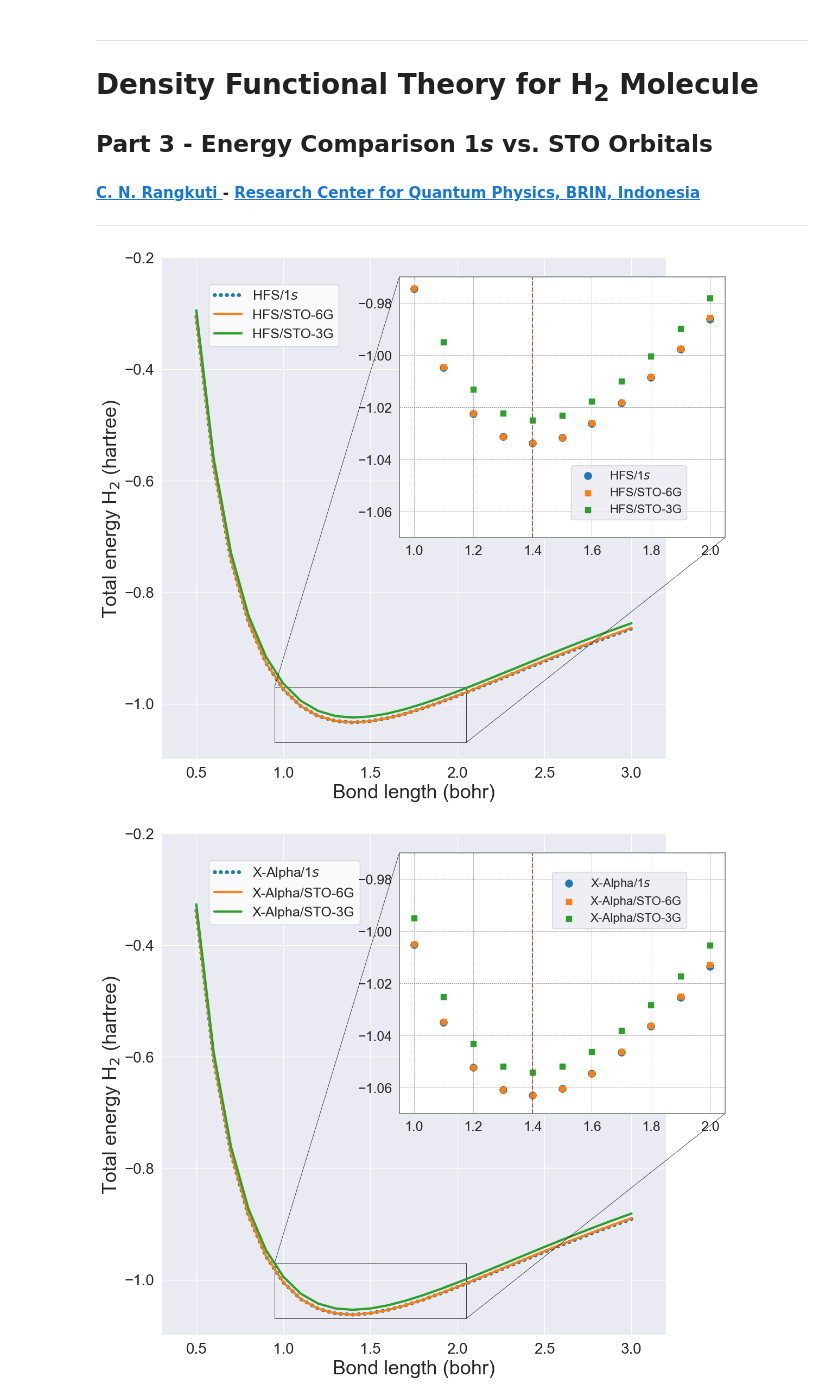
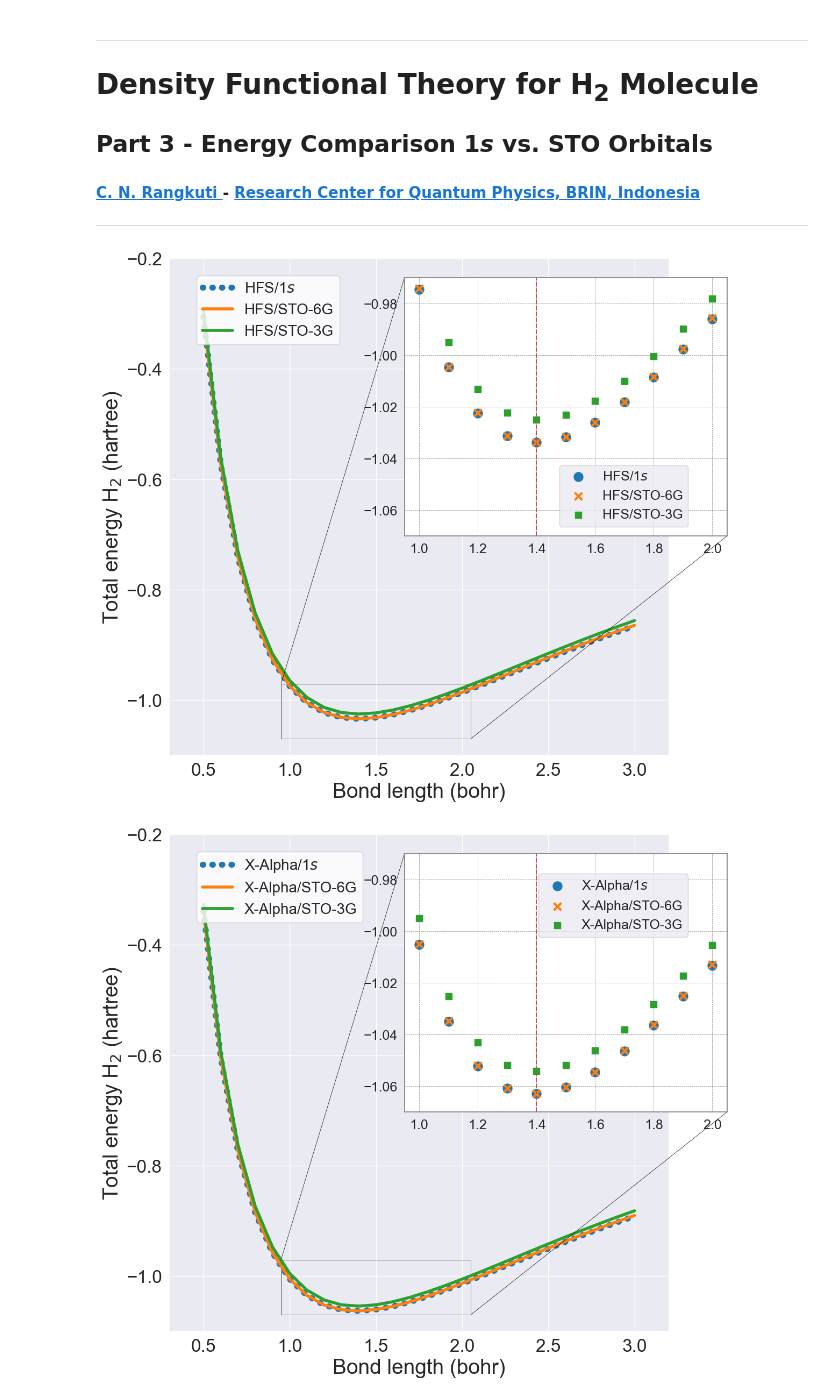
Before and after one commit to choirunnr/dft-h2-1s, a Jupyter notebook: h2_1s_STO.ipynb, the cells around one changed output. Cells and saved outputs as stored; diff of their text form; code cells hidden in the pictures.

```diff
--- a/h2_1s_STO.ipynb
+++ b/h2_1s_STO.ipynb
@@ -53,18 +53,18 @@ fig, ax1 = plt.subplots(figsize=(12, 12), facecolor='white')
 ax1.set(xlim=(0.3, 3.2), ylim=(-1.1,-0.2))
 
 # Original plots with Seaborn colors
-ax1.plot(bond_length, E[0], color=colors[0], linewidth=5, label="HFS/1$s$", linestyle=(0,(0.1,1.5)), dash_capstyle = 'round')
-ax1.plot(bond_length, E[2], color=colors[1], linewidth=3, label="HFS/STO-6G")
-ax1.plot(bond_length, E[3], color=colors[2], linewidth=3, label="HFS/STO-3G")
+ax1.plot(bond_length, E[0], color=colors[0], linewidth=8, label="HFS/1$s$", linestyle=(0,(0.1,1.5)), dash_capstyle = 'round')
+ax1.plot(bond_length, E[2], color=colors[1], linewidth=4, label="HFS/STO-6G")
+ax1.plot(bond_length, E[3], color=colors[2], linewidth=4, label="HFS/STO-3G")
 
-ax1.set_xlabel("Bond length (bohr)", fontsize=26)
-ax1.set_ylabel(r'Total energy H$_2$ (hartree)', fontsize=26)
+ax1.set_xlabel("Bond length (bohr)", fontsize=28)
+ax1.set_ylabel(r'Total energy H$_2$ (hartree)', fontsize=28)
 
 # Add legend to the main plot with manually set location and white background
-ax1.legend(loc='upper left', bbox_to_anchor=(0.08, 0.96), fontsize=18, facecolor='white')
+ax1.legend(loc='upper left', bbox_to_anchor=(0.04, 0.98), fontsize=20, facecolor='white')
 
-plt.xticks(fontsize=20)
-plt.yticks(fontsize=20)
+plt.xticks(fontsize=24)
+plt.yticks(fontsize=24)
 
 # Manually adding the inset plot at [x, y, width, height]
 axins = fig.add_axes([0.49, 0.45, 0.5, 0.4])
@@ -83,9 +83,9 @@ axins.grid(True, linestyle='--', linewidth=0.5, color='grey')
 axins.axvline(x=1.4, color='r', linestyle='--', linewidth=1.5)
 
 # Inset scatter plots with Seaborn colors
-axins.scatter(bond_length, E[0], color=colors[0], label="HFS/1$s$", marker='o', s=90)
-axins.scatter(bond_length, E[2], color=colors[1], label="HFS/STO-6G", marker='s', s=43)
-axins.scatter(bond_length, E[3], color=colors[2], label="HFS/STO-3G", marker='s', s=45)
+axins.scatter(bond_length, E[0], color=colors[0], label="HFS/1$s$", marker='o', s=150)
+axins.scatter(bond_length, E[2], color=colors[1], label="HFS/STO-6G", marker='x', s=100, linewidths=3)
+axins.scatter(bond_length, E[3], color=colors[2], label="HFS/STO-3G", marker='s', s=80)
 
 # Setting the area to be zoomed into
 axins.set_xlim(0.95, 2.05)
@@ -100,31 +100,33 @@ p1.set_linewidth(0.5)
 p2.set_linewidth(0.5)
 
 # Legend and ticks for inset
-axins.legend(loc='upper right', bbox_to_anchor=(0.9, 0.3), fontsize=16)
+axins.legend(loc='upper right', bbox_to_anchor=(0.9, 0.3), fontsize=18)
 axins.tick_params(axis='x', labelsize=18)
 axins.tick_params(axis='y', labelsize=18)
 
+plt.savefig('HFS.png')
+
 plt.show()
 # %% [output]
-[figure, old version]
+[figure, new version]
 # %%
 fig, ax2 = plt.subplots(figsize=(12, 12))
 
 ax2.set(xlim=(0.3, 3.2), ylim=(-1.1,-0.2))
 
 # Original plots with Seaborn colors
-ax2.plot(bond_length, E[4], color=colors[0], linewidth=5, label="X-Alpha/1$s$", linestyle=(0,(0.1,1.5)), dash_capstyle = 'round')
-ax2.plot(bond_length, E[6], color=colors[1], linewidth=3, label="X-Alpha/STO-6G")
-ax2.plot(bond_length, E[7], color=colors[2], linewidth=3, label="X-Alpha/STO-3G")
+ax2.plot(bond_length, E[4], color=colors[0], linewidth=8, label="X-Alpha/1$s$", linestyle=(0,(0.1,1.5)), dash_capstyle = 'round')
+ax2.plot(bond_length, E[6], color=colors[1], linewidth=4, label="X-Alpha/STO-6G")
+ax2.plot(bond_length, E[7], color=colors[2], linewidth=4, label="X-Alpha/STO-3G")
 
-ax2.set_xlabel("Bond length (bohr)", fontsize=26)
-ax2.set_ylabel(r'Total energy H$_2$ (hartree)', fontsize=26)
+ax2.set_xlabel("Bond length (bohr)", fontsize=28)
+ax2.set_ylabel(r'Total energy H$_2$ (hartree)', fontsize=28)
 
 # Add legend to the main plot with manually set location and white background
-ax2.legend(loc='upper left', bbox_to_anchor=(0.08, 0.96), fontsize=18, facecolor='white')
+ax2.legend(loc='upper left', bbox_to_anchor=(0.04, 0.98), fontsize=20, facecolor='white')
 
-plt.xticks(fontsize=20)
-plt.yticks(fontsize=20)
+plt.xticks(fontsize=24)
+plt.yticks(fontsize=24)
 
 # Manually adding the inset plot at [x, y, width, height]
 axins = fig.add_axes([0.49, 0.45, 0.5, 0.4])
@@ -135,35 +137,37 @@ axins.set_facecolor('white')
 # Add grey axis lines
 for spine in axins.spines.values():
     spine.set_edgecolor('grey')
 
 # Add grey grid
 axins.grid(True, linestyle='--', linewidth=0.5, color='grey')
 
 # Add dashed vertical line at x=1.4 in the inset plot
 axins.axvline(x=1.4, color='r', linestyle='--', linewidth=1.5)
 
 # Inset scatter plots with Seaborn colors
-axins.scatter(bond_length, E[4], color=colors[0], label="X-Alpha/1$s$", marker='o', s=90)
-axins.scatter(bond_length, E[6], color=colors[1], label="X-Alpha/STO-6G", marker='s', s=43)
-axins.scatter(bond_length, E[7], color=colors[2], label="X-Alpha/STO-3G", marker='s', s=45)
+axins.scatter(bond_length, E[4], color=colors[0], label="X-Alpha/1$s$", marker='o', s=150)
+axins.scatter(bond_length, E[6], color=colors[1], label="X-Alpha/STO-6G", marker='x', s=100, linewidths=3)
+axins.scatter(bond_length, E[7], color=colors[2], label="X-Alpha/STO-3G", marker='s', s=80)
 
 # Setting the area to be zoomed into
 axins.set_xlim(0.95, 2.05)
 axins.set_ylim(-1.07, -0.97)
 
 # Add rectangle and lines indicating the zoom
 pp, p1, p2 = mark_inset(ax2, axins, loc1=2, loc2=4, fc="none", ec="black")
 
 # Set the line width of the connecting lines and the rectangle
 pp.set_linewidth(0.5)
 p1.set_linewidth(0.5)
 p2.set_linewidth(0.5)
 
 # Legend and ticks for inset
-axins.legend(loc='upper right', bbox_to_anchor=(0.9, 0.95), fontsize=16)
+axins.legend(loc='upper right', bbox_to_anchor=(0.9, 0.95), fontsize=18)
 axins.tick_params(axis='x', labelsize=18)
 axins.tick_params(axis='y', labelsize=18)
 
+plt.savefig('XAlpha.png')
+
 plt.show()
 # %% [output]
-[figure, old version]
+[figure, new version]
```
Also changed, not shown: 9 other files.
